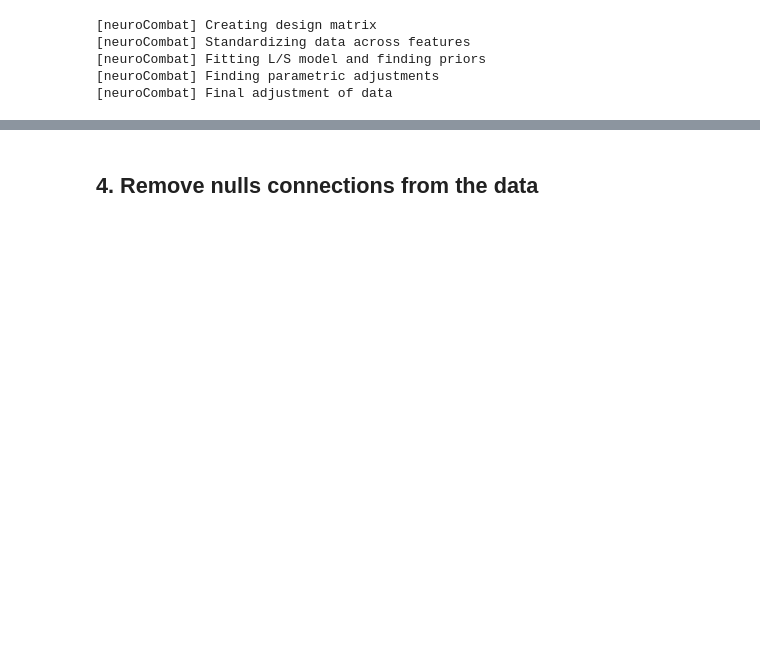
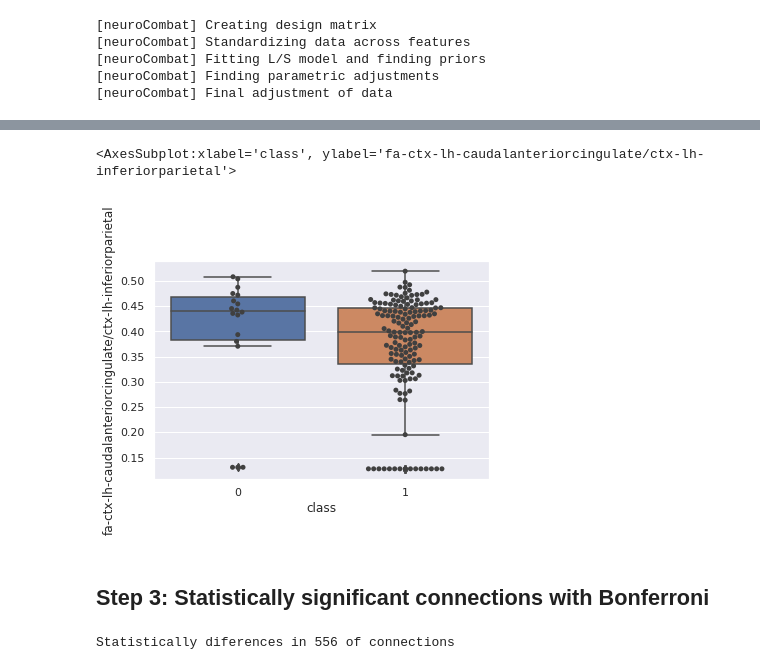
Before and after one commit to FrancescVP/Capstone_Project, a Jupyter notebook: Eloy/DataLoaderExample_EMH.ipynb, the cells around one changed output, grey strips where cells are left out. Cells and saved outputs as stored; diff of their text form; code cells hidden in the pictures; blank space fills up the shorter version.

```diff
--- a/Eloy/DataLoaderExample_EMH.ipynb
+++ b/Eloy/DataLoaderExample_EMH.ipynb
@@ -300,5 +262,9 @@ harmonized_fa.head()
-# %% [markdown]
-## 4. Remove nulls connections from the data
 # %%
 # Rows and columns that only had zeros have been removed.
-fa_corr_filter = fa_corr.loc[(fa_corr.sum(axis=1) != 0), (fa_corr.sum(axis=0) != 0)]
+harmonized_fa_filter = harmonized_fa.loc[(harmonized_fa.sum(axis=1) != 0), (harmonized_fa.sum(axis=0) != 0)]
+#Include Nan values in Dataframe
+harmonized_fa_filter=harmonized_fa_filter.replace(0, np.nan)
+harmonized_fa_filter.reset_index(drop=True, inplace=True)
+clinical_data.reset_index(drop=True, inplace=True)
+#Join structural connectivity and clinical data
+fa_har = pd.concat([harmonized_fa_filter, covars["class"]], join="inner", axis=1)
@@ -318,0 +271,9 @@ for attr in feats:
+# %%
+#Visualization
+sns.boxplot(x=fa_har["class"],y=fa_har["fa-ctx-lh-caudalanteriorcingulate/ctx-lh-inferiorparietal"])
+sns.swarmplot(x=fa_har["class"],y=fa_har["fa-ctx-lh-caudalanteriorcingulate/ctx-lh-inferiorparietal"], color=".25")
+# %% [output]
+<AxesSubplot:xlabel='class', ylabel='fa-ctx-lh-caudalanteriorcingulate/ctx-lh-inferiorparietal'>
+[figure, added]
+# %% [markdown]
+## Step 3: Statistically significant connections with Bonferroni
@@ -318,0 +316,4 @@ for attr in feats:
+# %%
+diff = types_diff(fa_har)
+# %% [output]
+Statistically diferences in 556 of connections
```
Also changed, not shown: parts of 20 cells of this notebook.
